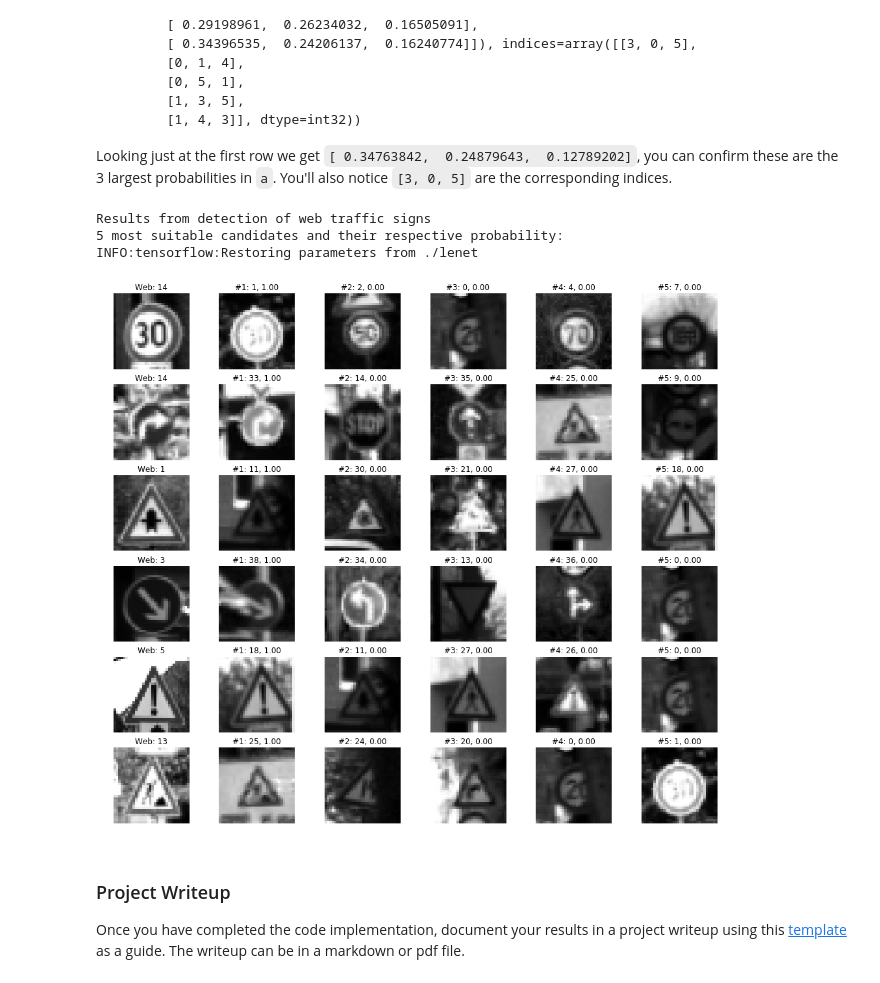
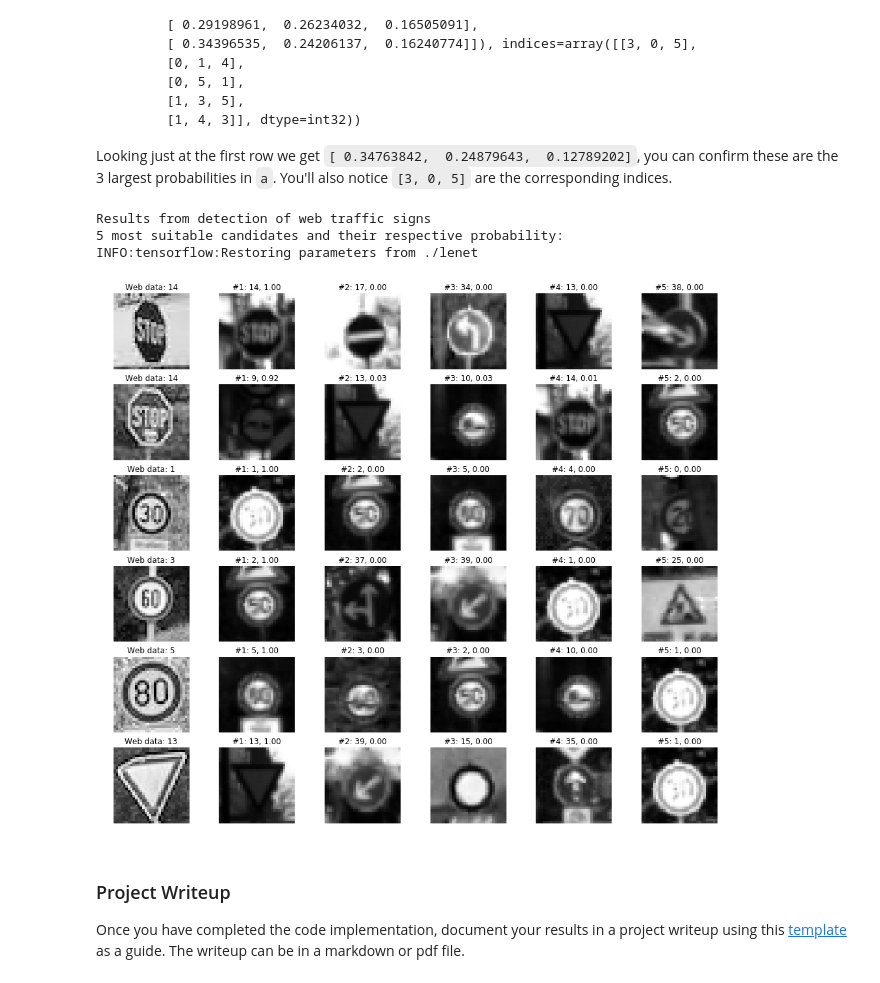
Before and after one commit to Muda413/CarND-Traffic-Sign-Classifier-Project, a Jupyter notebook: Traffic_Sign_Classifier.ipynb, the cells around one changed output. Cells and saved outputs as stored; diff of their text form; code cells hidden in the pictures.

```diff
--- a/Traffic_Sign_Classifier.ipynb
+++ b/Traffic_Sign_Classifier.ipynb
@@ -450,7 +455,7 @@ You may find `signnames.csv` useful as it contains mappings from the class id (i
 import cv2
 import glob
 
-add_images = sorted(glob.glob('./data/web/*.jpg'))
+add_images = sorted(glob.glob('./img_web/*.jpg'))
 # for img in add_images:
 #     add_image = cv2.resize(np.array(img), (32,32))
 #     print(add_image.shape)
@@ -557,35 +562,35 @@ Looking just at the first row we get `[ 0.34763842,  0.24879643,  0.12789202]`,
 top_cands = 5
 print("Results from detection of web traffic signs")
 print(top_cands,"most suitable candidates and their respective probability:")
 with tf.Session() as sess:
     sess.run(tf.global_variables_initializer())
 #     my_saver = tf.train.import_meta_graph('./lenet.meta')
     saver.restore(sess, "./lenet")
     my_softmax_logits = sess.run(tf.nn.softmax(logits),
                                  feed_dict={x: X_test_own, keep_prob: 1.0})
     my_top_k          = sess.run(tf.nn.top_k(my_softmax_logits, k = top_cands),
                                  feed_dict={x: X_test_own, keep_prob: 1.0})
 
     # Loop through images
     fig, axs = plt.subplots(len(X_test_own),6,figsize=(17,15))
     axs = axs.ravel()
 
     for i in range(len(X_test_own)):
         axs[6*i].axis('off')
         axs[6*i].imshow(np.squeeze(X_test_own[i], axis=2), cmap='gray')
-        axs[6*i].set_title("Web: {}".format(y_test_own[i]))
+        axs[6*i].set_title("Web data: {}".format(y_test_own[i]))
         for j in range(5):
             indx = np.argwhere(y_valid == my_top_k[1][i][j])[0]
             axs[6*i+j+1].axis('off')
             axs[6*i+j+1].imshow(np.squeeze(X_valid[indx[0]], axis=2), cmap='gray')
             axs[6*i+j+1].set_title("#{}".format(j+1) + ": {}, {:.2f}".format(my_top_k[1][i][j],my_top_k[0][i][j]))
 
     fig.savefig('output_imgs/own_images_from_internet_detected.jpg', bbox_inches='tight')
 # %% [output]
 Results from detection of web traffic signs
 5 most suitable candidates and their respective probability:
 INFO:tensorflow:Restoring parameters from ./lenet
-[figure, old version]
+[figure, new version]
 # %% [markdown]
 ### Project Writeup
 
```
Also changed, not shown: parts of 8 cells of this notebook, 17 other files.
